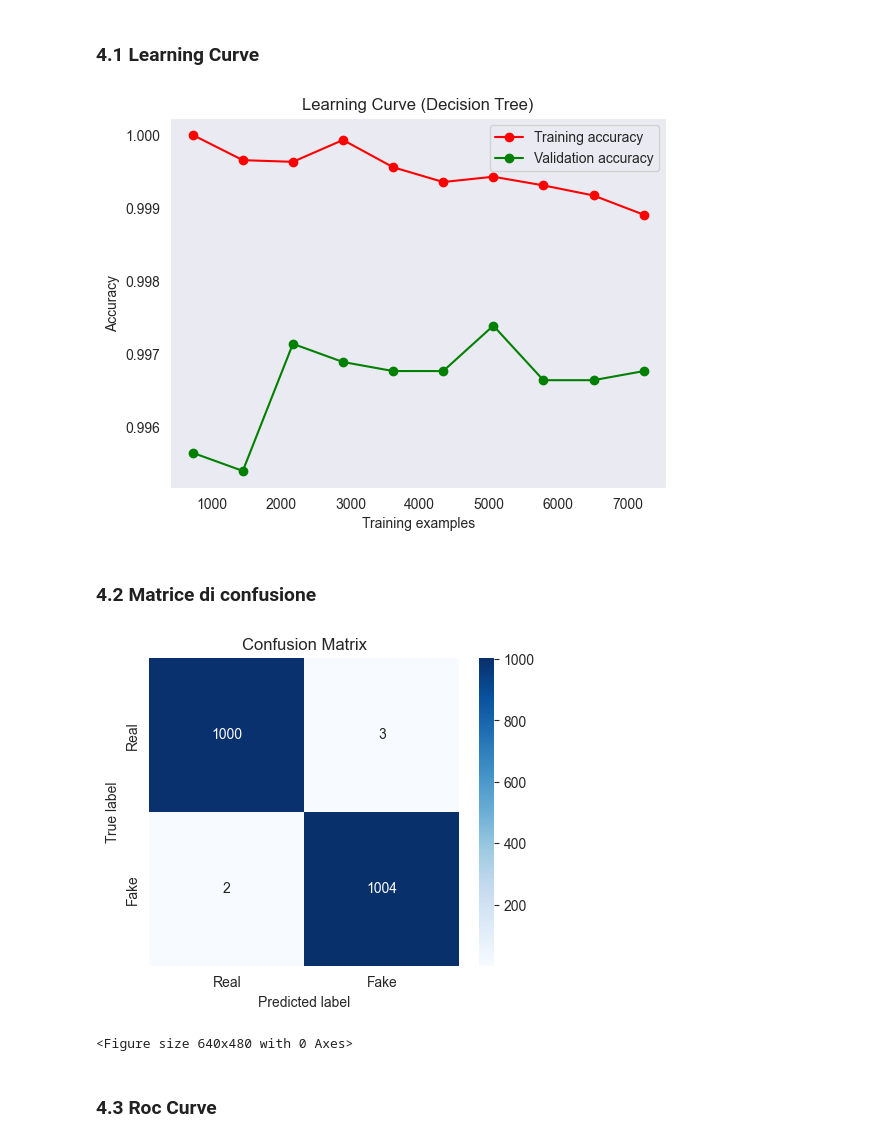
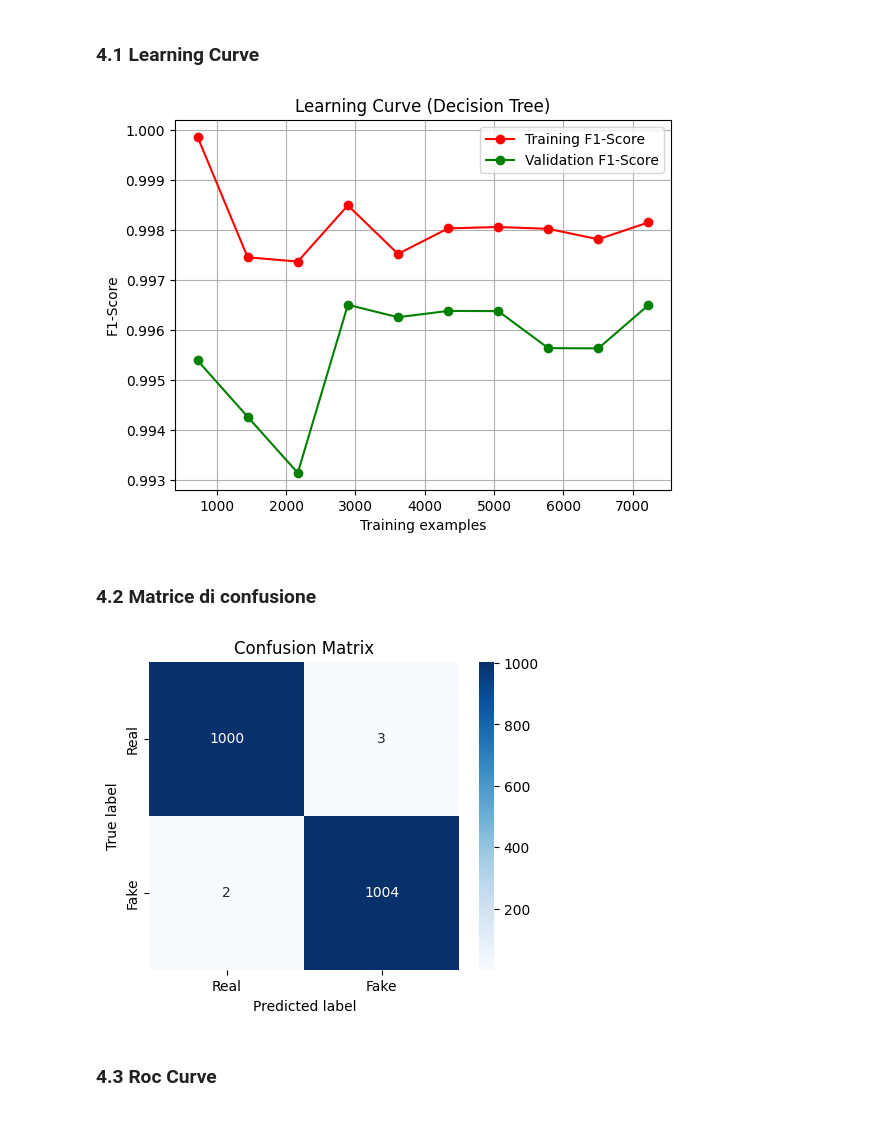
Before and after one commit to raffaele-aurucci/Fake-TikTok-Account-Detection, a Jupyter notebook: classifiers/decision_tree.ipynb, the cells around one changed output. Cells and saved outputs as stored; diff of their text form; code cells hidden in the pictures.

```diff
--- a/classifiers/decision_tree.ipynb
+++ b/classifiers/decision_tree.ipynb
@@ -62,9 +62,9 @@ F1-Score: 0.9990059642147118
 param_grid = {
     'criterion': ['gini'],
     'max_depth': [10, 15, 20],
-    'min_samples_split': [2, 3, 4],
-    'min_samples_leaf': [1, 2, 3],
-    'max_features': [None, 3, 7],
+    'min_samples_split': [3, 4, 5],
+    'min_samples_leaf': [2, 3, 4],
+    'max_features': [3, 7, 10],
     'max_leaf_nodes': [5, 10, 15]
 }
 # %%
@@ -127,29 +127,29 @@ F1-Score: 0.9975161450571287
 # %%
 # Istanzia un nuovo modello KNN con i migliori parametri ottenuti in precedenza
 dt = DecisionTreeClassifier(random_state=42, **grid_search.best_params_)
 
 # Calcolo la learning curve
-train_sizes, train_scores, test_scores = learning_curve(dt, X_train, y_train, scoring='accuracy',
+train_sizes, train_scores, test_scores = learning_curve(dt, X_train, y_train, scoring='f1',
                                                         train_sizes=np.linspace(0.1, 1.0, 10), n_jobs=-1, cv=10)
 
 # Calcola la media dei punteggi ottenuti nelle diverse iterazioni di cross validation
 train_scores_mean = np.mean(train_scores, axis=1)
 test_scores_mean = np.mean(test_scores, axis=1)
 
 # Traccio la curva di apprendimento
 plt.figure()
 plt.title("Learning Curve (Decision Tree)")
 plt.xlabel("Training examples")
-plt.ylabel("Accuracy")
+plt.ylabel("F1-Score")
 plt.grid()
 
-plt.plot(train_sizes, train_scores_mean, 'o-', color="r", label="Training accuracy")
-plt.plot(train_sizes, test_scores_mean, 'o-', color="g", label="Validation accuracy")
+plt.plot(train_sizes, train_scores_mean, 'o-', color="r", label="Training F1-Score")
+plt.plot(train_sizes, test_scores_mean, 'o-', color="g", label="Validation F1-Score")
 
 plt.legend(loc="best")
 plt.show()
 # %% [output]
-[figure, old version]
+[figure, new version]
 # %% [markdown]
 ### 4.2 Matrice di confusione
 # %%
@@ -163,12 +163,8 @@ plt.xlabel('Predicted label')
 plt.ylabel('True label')
 plt.title('Confusion Matrix')
 plt.show()
-
-# Salva il grafico come file PDF
-# plt.savefig('confusion_matrix_DT.pdf', format='pdf')
 # %% [output]
-[figure, old version]
+[figure, new version]
-<Figure size 640x480 with 0 Axes>
 # %% [markdown]
 ### 4.3 Roc Curve
 # %%
```
Also changed, not shown: parts of 5 cells of this notebook, 3 other files.
